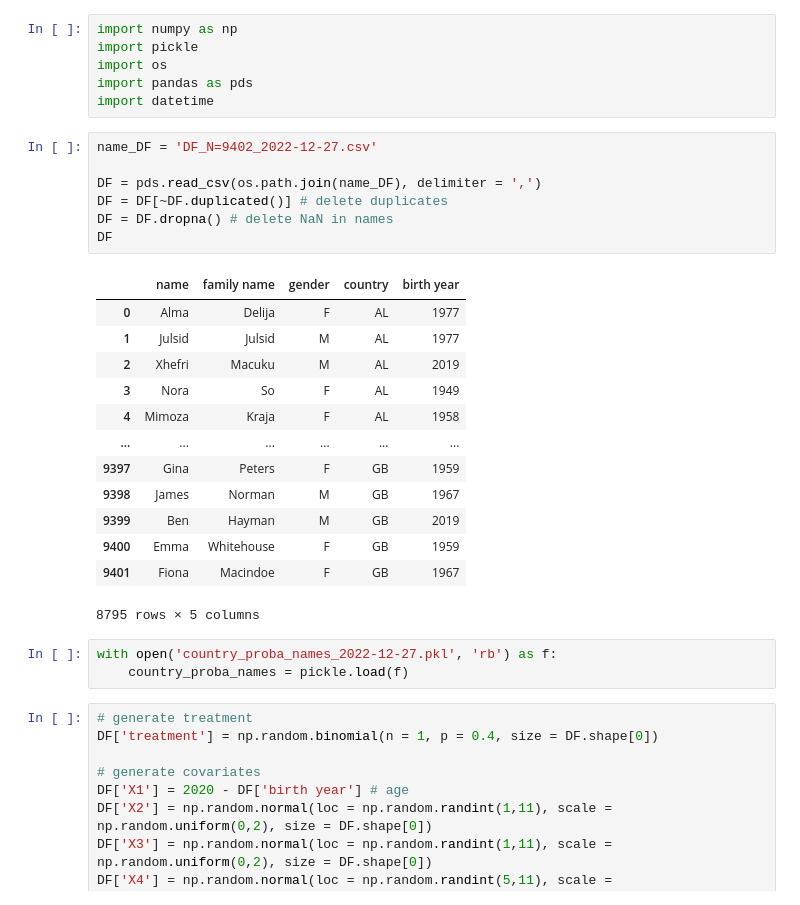
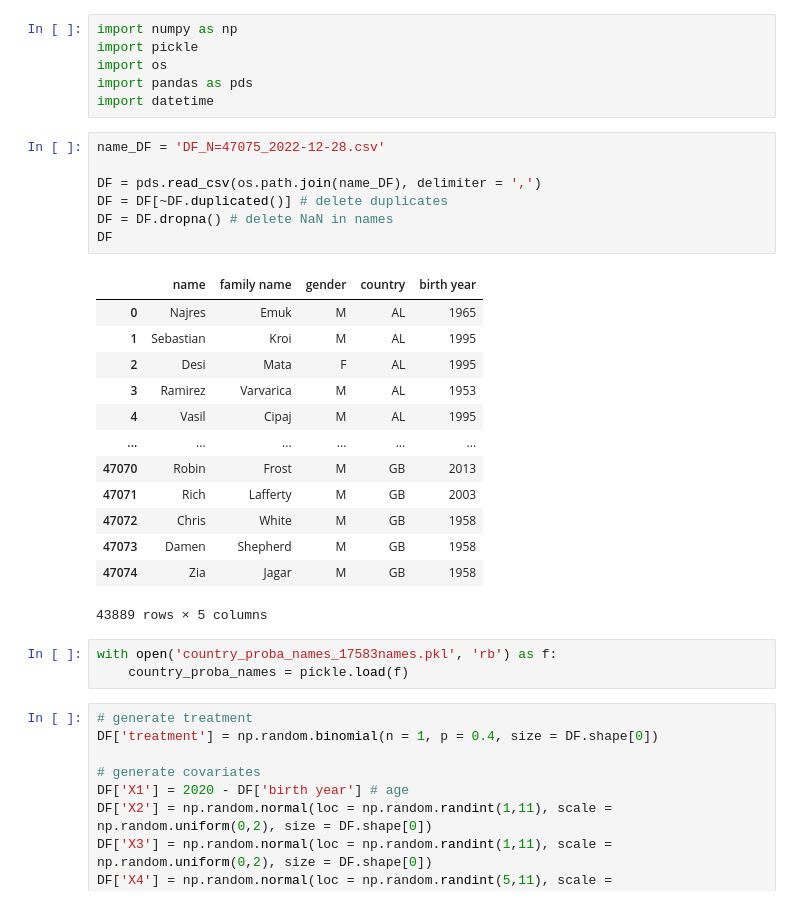
Before and after one commit to robachowyk/PhD-research, a Jupyter notebook: generate association.ipynb, the cells around one changed output. Drawn from its saved outputs; the diff is of its cells as text.

```diff
--- a/generate association.ipynb
+++ b/generate association.ipynb
@@ -5,28 +5,28 @@ import os
 import pandas as pds
 import datetime
 # %%
-name_DF = 'DF_N=9402_2022-12-27.csv'
+name_DF = 'DF_N=47075_2022-12-28.csv'
 
 DF = pds.read_csv(os.path.join(name_DF), delimiter = ',')
 DF = DF[~DF.duplicated()] # delete duplicates
 DF = DF.dropna() # delete NaN in names
 DF
 # %% [output]
 |  | name | family name | gender | country | birth year |
-| 0 | Alma | Delija | F | AL | 1977 |
-| 1 | Julsid | Julsid | M | AL | 1977 |
-| 2 | Xhefri | Macuku | M | AL | 2019 |
-| 3 | Nora | So | F | AL | 1949 |
-| 4 | Mimoza | Kraja | F | AL | 1958 |
+| 0 | Najres | Emuk | M | AL | 1965 |
+| 1 | Sebastian | Kroi | M | AL | 1995 |
+| 2 | Desi | Mata | F | AL | 1995 |
+| 3 | Ramirez | Varvarica | M | AL | 1953 |
+| 4 | Vasil | Cipaj | M | AL | 1995 |
 | ... | ... | ... | ... | ... | ... |
-| 9397 | Gina | Peters | F | GB | 1959 |
-| 9398 | James | Norman | M | GB | 1967 |
-| 9399 | Ben | Hayman | M | GB | 2019 |
-| 9400 | Emma | Whitehouse | F | GB | 1959 |
-| 9401 | Fiona | Macindoe | F | GB | 1967 |
+| 47070 | Robin | Frost | M | GB | 2013 |
+| 47071 | Rich | Lafferty | M | GB | 2003 |
+| 47072 | Chris | White | M | GB | 1958 |
+| 47073 | Damen | Shepherd | M | GB | 1958 |
+| 47074 | Zia | Jagar | M | GB | 1958 |
-8795 rows × 5 columns
+43889 rows × 5 columns
 # %%
-with open('country_proba_names_2022-12-27.pkl', 'rb') as f:
+with open('country_proba_names_17583names.pkl', 'rb') as f:
     country_proba_names = pickle.load(f)
 # %%
 # generate treatment
```
Also changed, not shown: parts of 1 cell of this notebook, 3 other files.
